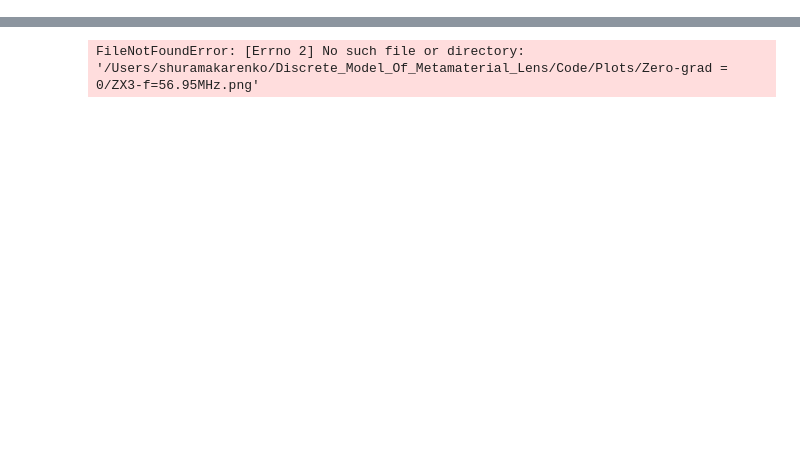
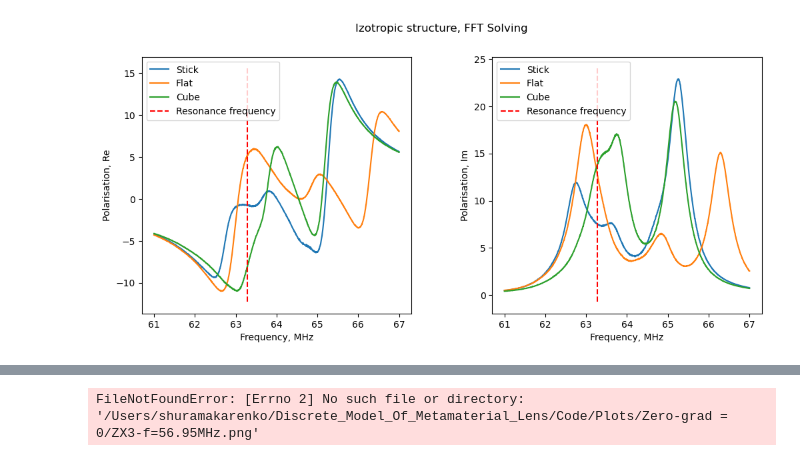
Before and after one commit to broshura/Discrete_Model_Of_Metamaterial_Lens, a Jupyter notebook: Code/Solving.ipynb, the cells around one changed output, grey strips where cells are left out. Saved outputs shown, nothing was run; the diff lists cells and outputs as text; code cells hidden in the pictures; blank space fills up the shorter version.

```diff
--- a/Code/Solving.ipynb
+++ b/Code/Solving.ipynb
@@ -161,0 +397,83 @@ ValueError: array must not contain infs or NaNs
+# %%
+# Compare different shapes in border structure
+import matplotlib.pyplot as plt
+
+types = ["Stick", "Flat", "Cube"]
+mu_0 = 4 * np.pi * 10**-7
+
+plt.figure(figsize=(12, 5))
+for type, N in zip(types, Shapes_border):
+    Nz, Ny, Nx = [Shapes_border[type][pos][f'n{pos}'] for pos in Shapes_border[type]]
+    #plt.figure(figsize=(12, 5))
+    plt.subplots_adjust(wspace=0.3, hspace=0.3)
+    plt.suptitle(f"Izotropic structure, FFT Solving")
+
+    with open(f"Data/Form_Data/izotropic/{type}/BorderData-zyx-{Nz}x{Ny}x{Nx}", "r") as f:
+        Data = json.load(f)
+    Omega = np.array(Data["Omega"])
+    RealPolarisation = np.array(Data["RealPolarisation"])
+    ImagPolarisation = np.array(Data["ImagPolarisation"])
+    plt.subplot(121)
+
+
+    plt.plot(Omega/2/np.pi/10**6, RealPolarisation, label = type)
+    plt.xlabel("Frequency, MHz")
+    plt.ylabel("Polarisation, Re")
+
+    plt.subplot(122)
+    plt.plot(Omega/2/np.pi/10**6, ImagPolarisation, label = type)
+    plt.xlabel("Frequency, MHz")
+    plt.ylabel("Polarisation, Im")
+
+plt.subplot(121)
+ylim = plt.ylim()
+plt.vlines(omega_0/2/np.pi/10**6, ylim[0], ylim[1], color="red", linestyle="--", label='Resonance frequency')
+plt.legend()
+plt.subplot(122)
+ylim = plt.ylim()
+plt.vlines(omega_0/2/np.pi/10**6, ylim[0], ylim[1], color="red", linestyle="--", label='Resonance frequency')
+plt.legend()
+
+plt.savefig(f"Plots/Report_images/FormIzoBorderPolarisationImRe.png")
+plt.show()
+
+plt.figure(figsize=(12, 5))
+for type, N in zip(types, Shapes_border):
+    Nz, Ny, Nx = [Shapes_border[type][pos][f'n{pos}'] for pos in Shapes_border[type]]
+    #plt.figure(figsize=(12, 5))
+    plt.subplots_adjust(wspace=0.3, hspace=0.3)
+    plt.suptitle(f"Izotropic structure, FFT Solving")
+
+    with open(f"Data/Form_Data/izotropic/{type}/BorderData-zyx-{Nz}x{Ny}x{Nx}", "r") as f:
+        Data = json.load(f)
+    Omega = np.array(Data["Omega"])
+    RealPolarisation = np.array(Data["RealPolarisation"])
+    ImagPolarisation = np.array(Data["ImagPolarisation"])
+    Polarisation = RealPolarisation + 1j * ImagPolarisation
+    AbsPolarisation = np.abs(Polarisation)
+    PhasePolarisation = np.angle(Polarisation)
+
+    plt.subplot(121)
+
+    plt.plot(Omega/2/np.pi/10**6, AbsPolarisation, label = type)
+    plt.xlabel("Frequency, MHz")
+    plt.ylabel("Abs Polarisation")
+
+    plt.subplot(122)
+    plt.plot(Omega/2/np.pi/10**6, PhasePolarisation, label = type)
+    plt.xlabel("Frequency, MHz")
+    plt.ylabel("Phase, rad")
+
+plt.subplot(121)
+ylim = plt.ylim()
+plt.vlines(omega_0/2/np.pi/10**6, ylim[0], ylim[1], color="red", linestyle="--", label='Resonance frequency')
+plt.legend()
+plt.subplot(122)
+ylim = plt.ylim()
+plt.vlines(omega_0/2/np.pi/10**6, ylim[0], ylim[1], color="red", linestyle="--", label='Resonance frequency')
+plt.legend()
+
+plt.savefig(f"Plots/Report_images/FormIzoBorderPolarisationAbsPhase.png")
+plt.show()
+# %% [output]
+[figure, added]
```
Also changed, not shown: parts of 16 cells of this notebook, 29 other files.
